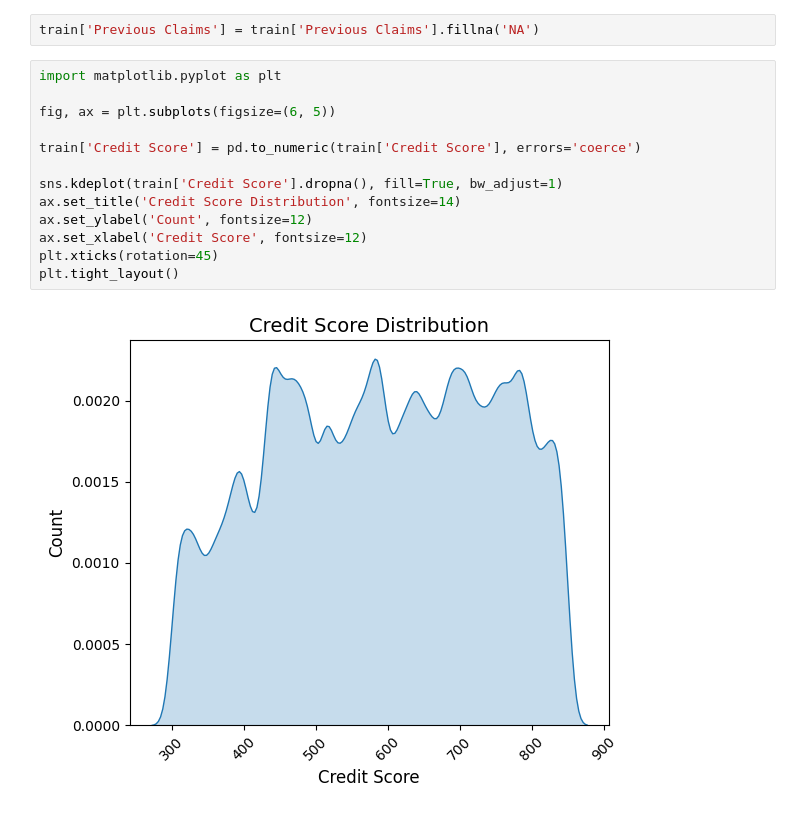
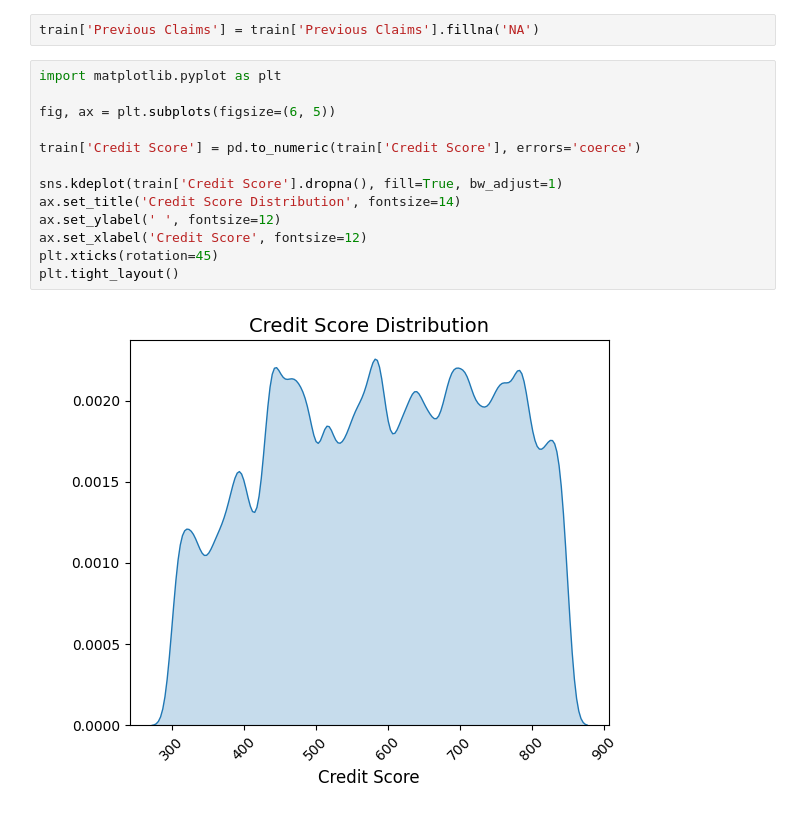
Before and after one commit to manvirbirak/Regression-with-an-Insurance-Dataset, a Jupyter notebook: Script.ipynb, the cells around one changed output. Saved outputs shown, nothing was run; the diff lists cells and outputs as text.

```diff
--- a/Script.ipynb
+++ b/Script.ipynb
@@ -84,15 +84,15 @@ train['Previous Claims'] = train['Previous Claims'].fillna('NA')
 # %%
 import matplotlib.pyplot as plt
 
 fig, ax = plt.subplots(figsize=(6, 5))
 
 train['Credit Score'] = pd.to_numeric(train['Credit Score'], errors='coerce')
 
 sns.kdeplot(train['Credit Score'].dropna(), fill=True, bw_adjust=1)
 ax.set_title('Credit Score Distribution', fontsize=14)
-ax.set_ylabel('Count', fontsize=12)
+ax.set_ylabel(' ', fontsize=12)
 ax.set_xlabel('Credit Score', fontsize=12)
 plt.xticks(rotation=45)
 plt.tight_layout()
 # %% [output]
-[figure, old version]
+[figure, new version]
```
Also changed, not shown: parts of 4 cells of this notebook.
